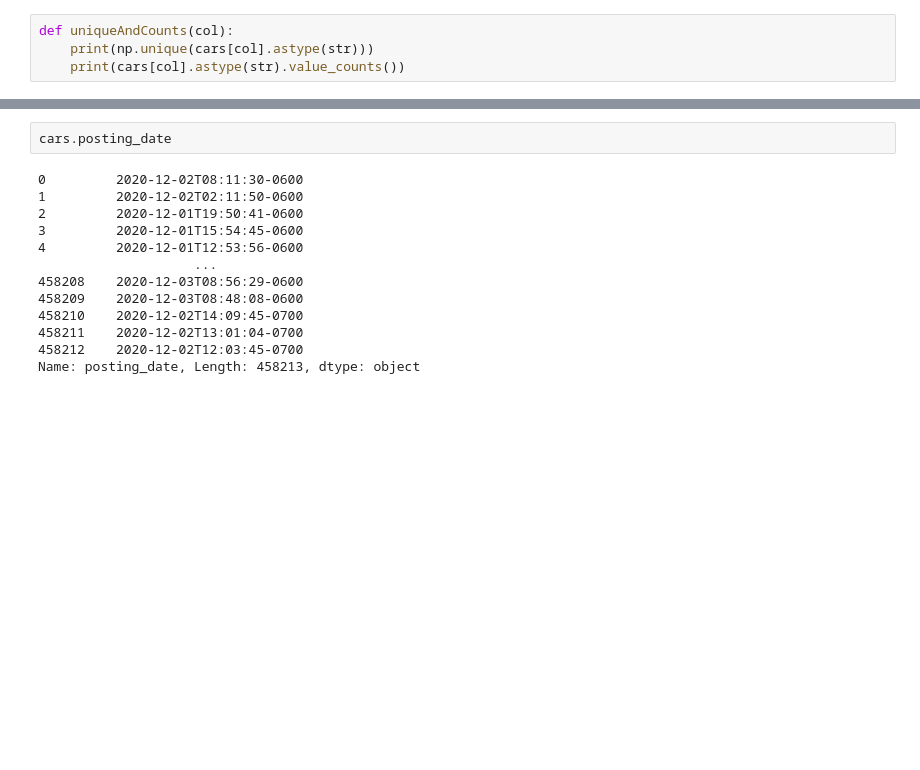
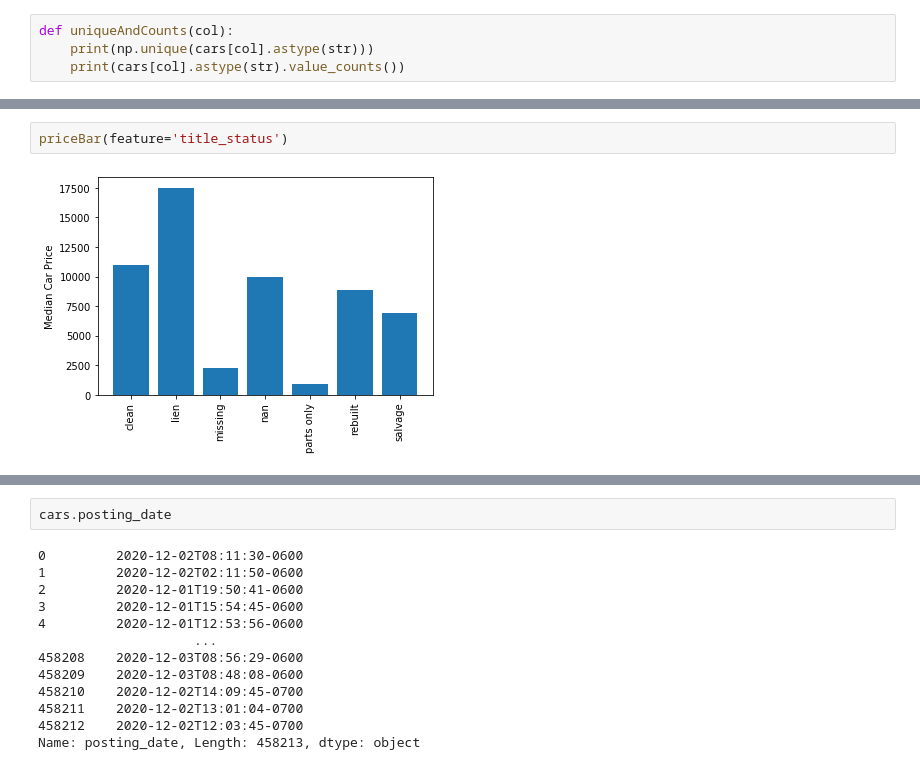
Before and after one commit to kanitjompuk40/GroupWork, a Jupyter notebook: DataMining/Cars_Matt.ipynb, the cells around one changed output, grey strips where cells are left out. Saved outputs shown, nothing was run; the diff lists cells and outputs as text; blank space fills up the shorter version.

```diff
--- a/DataMining/Cars_Matt.ipynb
+++ b/DataMining/Cars_Matt.ipynb
@@ -278,0 +289,4 @@ Name: paint_color, dtype: int64
+# %%
+priceBar(feature='title_status')
+# %% [output]
+[figure, added]
```
Also changed, not shown: parts of 33 cells of this notebook.
